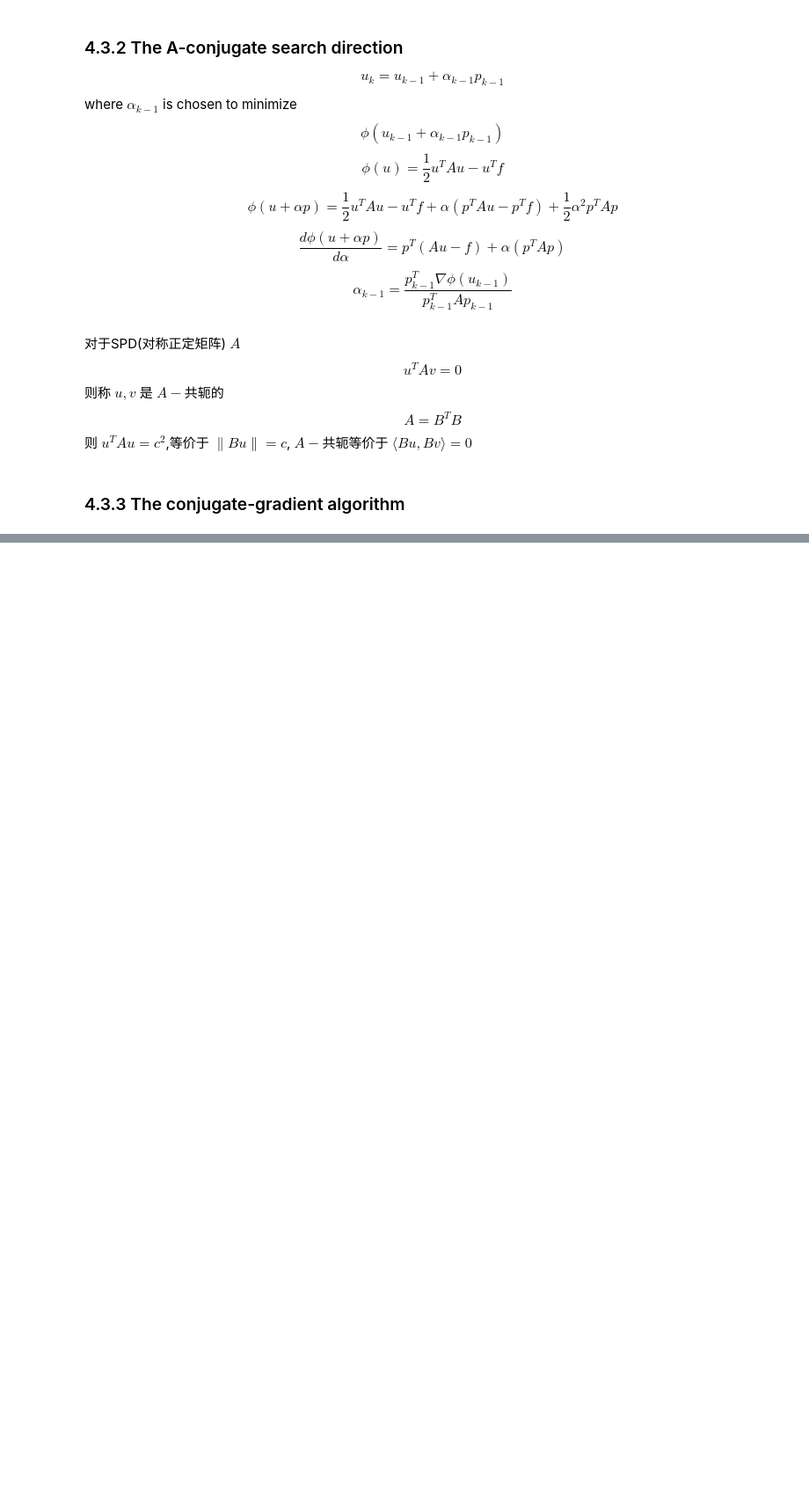
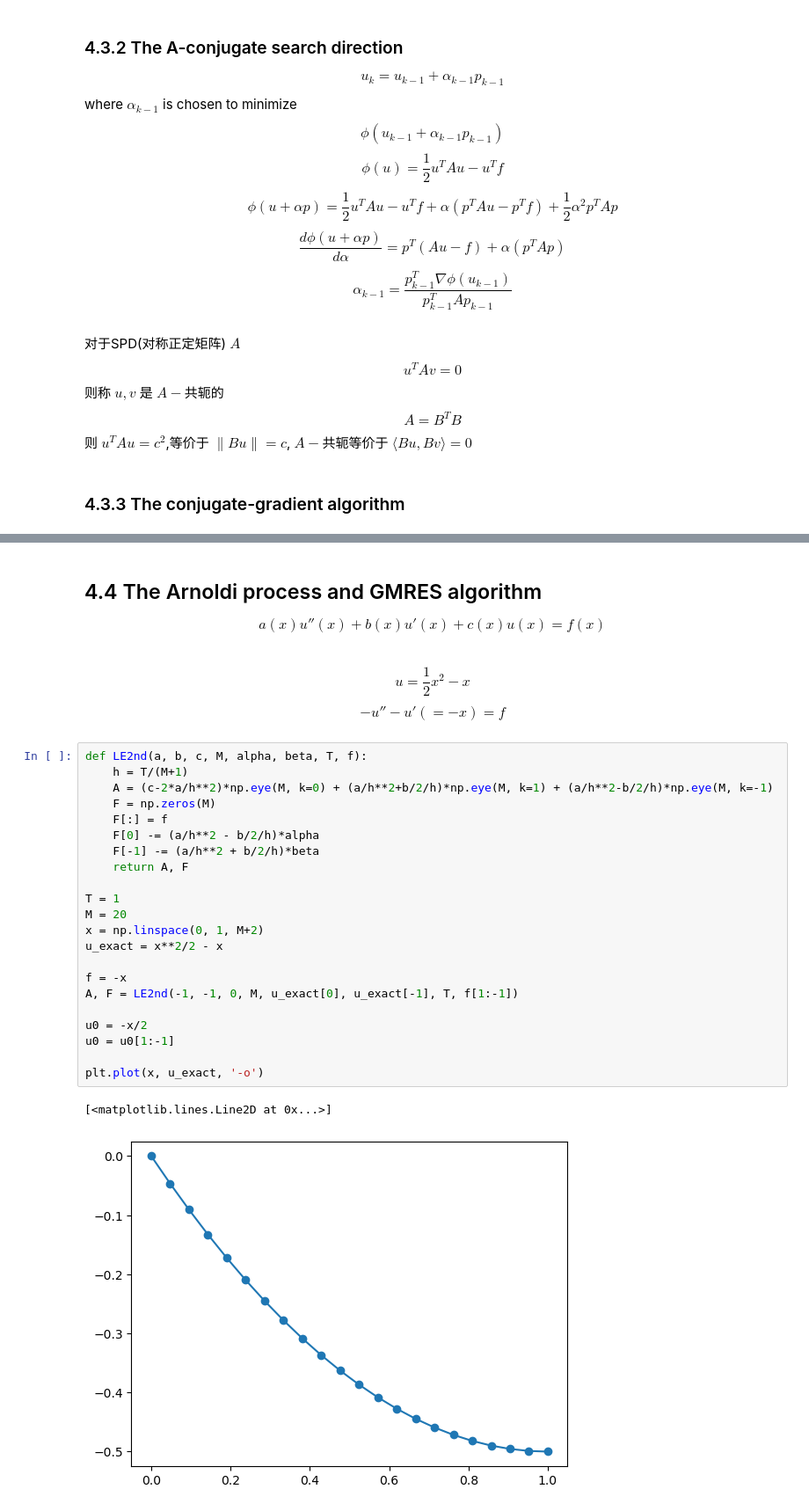
Before and after one commit to qgdr/Finite-Difference-Methods, a Jupyter notebook: I Boundary Value Problems and Iterative Methods/04 Iterative Methods for Sparse Linear Systems/note.ipynb, the cells around one changed output, grey strips where cells are left out. Shown at 88% size. Saved outputs shown, nothing was run; the diff lists cells and outputs as text; blank space fills up the shorter version.

Commit message:
CG&GMRES

```diff
--- a/I Boundary Value Problems and Iterative Methods/04 Iterative Methods for Sparse Linear Systems/note.ipynb
+++ b/I Boundary Value Problems and Iterative Methods/04 Iterative Methods for Sparse Linear Systems/note.ipynb
@@ -289,0 +329,34 @@ for k in range(3):
+# %% [markdown]
+## 4.4 The Arnoldi process and GMRES algorithm
+
+$$
+a(x)u''(x)+b(x)u'(x) +c(x)u(x)=f(x)
+$$
+# %% [markdown]
+$$ u = \dfrac{1}{2}x^2-x $$
+$$ -u''-u'(=-x)=f $$
+# %%
+def LE2nd(a, b, c, M, alpha, beta, T, f):
+    h = T/(M+1)
+    A = (c-2*a/h**2)*np.eye(M, k=0) + (a/h**2+b/2/h)*np.eye(M, k=1) + (a/h**2-b/2/h)*np.eye(M, k=-1)
+    F = np.zeros(M)
+    F[:] = f
+    F[0] -= (a/h**2 - b/2/h)*alpha
+    F[-1] -= (a/h**2 + b/2/h)*beta
+    return A, F
+
+T = 1
+M = 20
+x = np.linspace(0, 1, M+2)
+u_exact = x**2/2 - x
+
+f = -x
+A, F = LE2nd(-1, -1, 0, M, u_exact[0], u_exact[-1], T, f[1:-1])
+
+u0 = -x/2
+u0 = u0[1:-1]
+
+plt.plot(x, u_exact, '-o')
+# %% [output]
+[<matplotlib.lines.Line2D at 0x...>]
+[figure, added]
```
Also changed, not shown: parts of 4 cells of this notebook, 2 other files.
